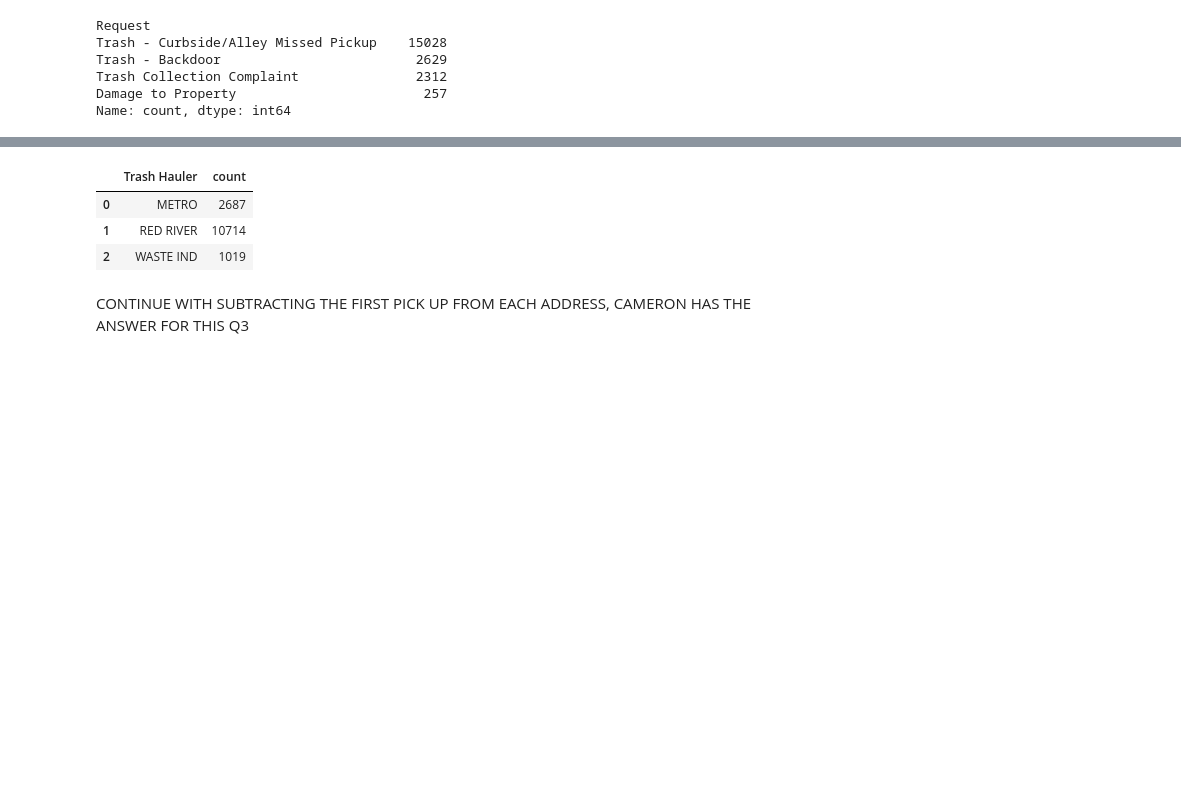
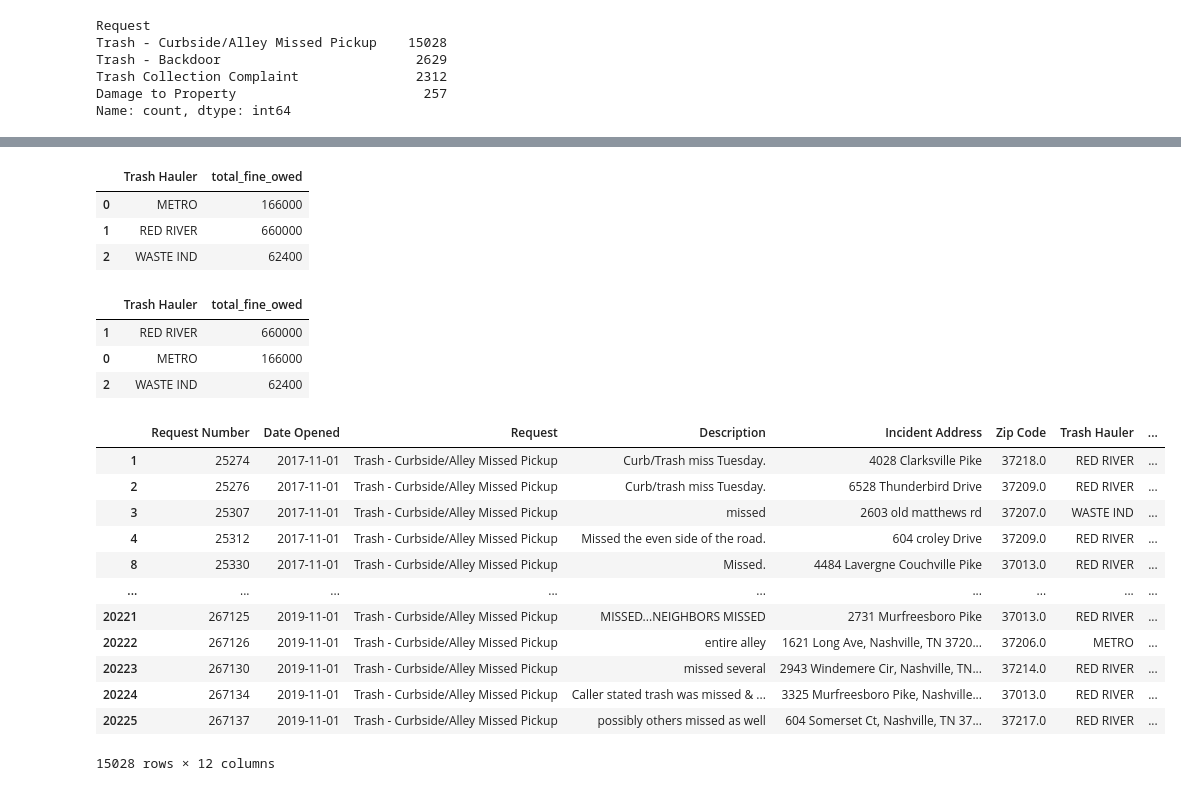
Before and after one commit to NSS-Data-Analytics-Cohort-17/trash-haulers-germany, a Jupyter notebook: scripts/trash_eda_Sam.ipynb, the cells around one changed output, grey strips where cells are left out. Drawn from its saved outputs; the diff is of its cells as text; code cells hidden in the pictures; blank space fills up the shorter version.

```diff
--- a/scripts/trash_eda_Sam.ipynb
+++ b/scripts/trash_eda_Sam.ipynb
@@ -207,10 +253,17 @@ missed_pickups_new = missed_pickups[['address_clean', 'Trash Hauler']].value_cou
-# %%
-missed_pickups_new.reset_index()
-# %% [output]
-|  | Trash Hauler | count |
-| 0 | METRO | 2687 |
-| 1 | RED RIVER | 10714 |
-| 2 | WASTE IND | 1019 |
-# %% [markdown]
-CONTINUE WITH SUBTRACTING THE FIRST PICK UP FROM EACH ADDRESS, CAMERON HAS THE ANSWER FOR THIS
-Q3
+# %%
+missed_pickups_by_hauler = missed_pickups_by_hauler.reset_index()
+missed_pickups_by_hauler.columns = ['Trash Hauler', 'total_fine_owed']
+missed_pickups_by_hauler
+# %% [output]
+|  | Trash Hauler | total_fine_owed |
+| 0 | METRO | 166000 |
+| 1 | RED RIVER | 660000 |
+| 2 | WASTE IND | 62400 |
+# %%
+missed_pickups_by_hauler = missed_pickups_by_hauler.sort_values(by='total_fine_owed', ascending=False)
+missed_pickups_by_hauler
+# %% [output]
+|  | Trash Hauler | total_fine_owed |
+| 1 | RED RIVER | 660000 |
+| 0 | METRO | 166000 |
+| 2 | WASTE IND | 62400 |
@@ -216,0 +272,16 @@ Q3
+# %%
+missed_pu_routes
+# %% [output]
+|  | Request Number | Date Opened | Request | Description | Incident Address | Zip Code | Trash Hauler | ... |
+| 1 | 25274 | 2017-11-01 | Trash - Curbside/Alley Missed Pickup | Curb/Trash miss Tuesday. | 4028 Clarksville Pike | 37218.0 | RED RIVER | ... |
+| 2 | 25276 | 2017-11-01 | Trash - Curbside/Alley Missed Pickup | Curb/trash miss Tuesday. | 6528 Thunderbird Drive | 37209.0 | RED RIVER | ... |
+| 3 | 25307 | 2017-11-01 | Trash - Curbside/Alley Missed Pickup | missed | 2603 old matthews rd | 37207.0 | WASTE IND | ... |
+| 4 | 25312 | 2017-11-01 | Trash - Curbside/Alley Missed Pickup | Missed the even side of the road. | 604 croley Drive | 37209.0 | RED RIVER | ... |
+| 8 | 25330 | 2017-11-01 | Trash - Curbside/Alley Missed Pickup | Missed. | 4484 Lavergne Couchville Pike | 37013.0 | RED RIVER | ... |
+| ... | ... | ... | ... | ... | ... | ... | ... | ... |
+| 20221 | 267125 | 2019-11-01 | Trash - Curbside/Alley Missed Pickup | MISSED...NEIGHBORS MISSED | 2731 Murfreesboro Pike | 37013.0 | RED RIVER | ... |
+| 20222 | 267126 | 2019-11-01 | Trash - Curbside/Alley Missed Pickup | entire alley | 1621 Long Ave, Nashville, TN 3720... | 37206.0 | METRO | ... |
+| 20223 | 267130 | 2019-11-01 | Trash - Curbside/Alley Missed Pickup | missed several | 2943 Windemere Cir, Nashville, TN... | 37214.0 | RED RIVER | ... |
+| 20224 | 267134 | 2019-11-01 | Trash - Curbside/Alley Missed Pickup | Caller stated trash was missed & ... | 3325 Murfreesboro Pike, Nashville... | 37013.0 | RED RIVER | ... |
+| 20225 | 267137 | 2019-11-01 | Trash - Curbside/Alley Missed Pickup | possibly others missed as well | 604 Somerset Ct, Nashville, TN 37... | 37217.0 | RED RIVER | ... |
+15028 rows × 12 columns
```
Also changed, not shown: parts of 22 cells of this notebook.
